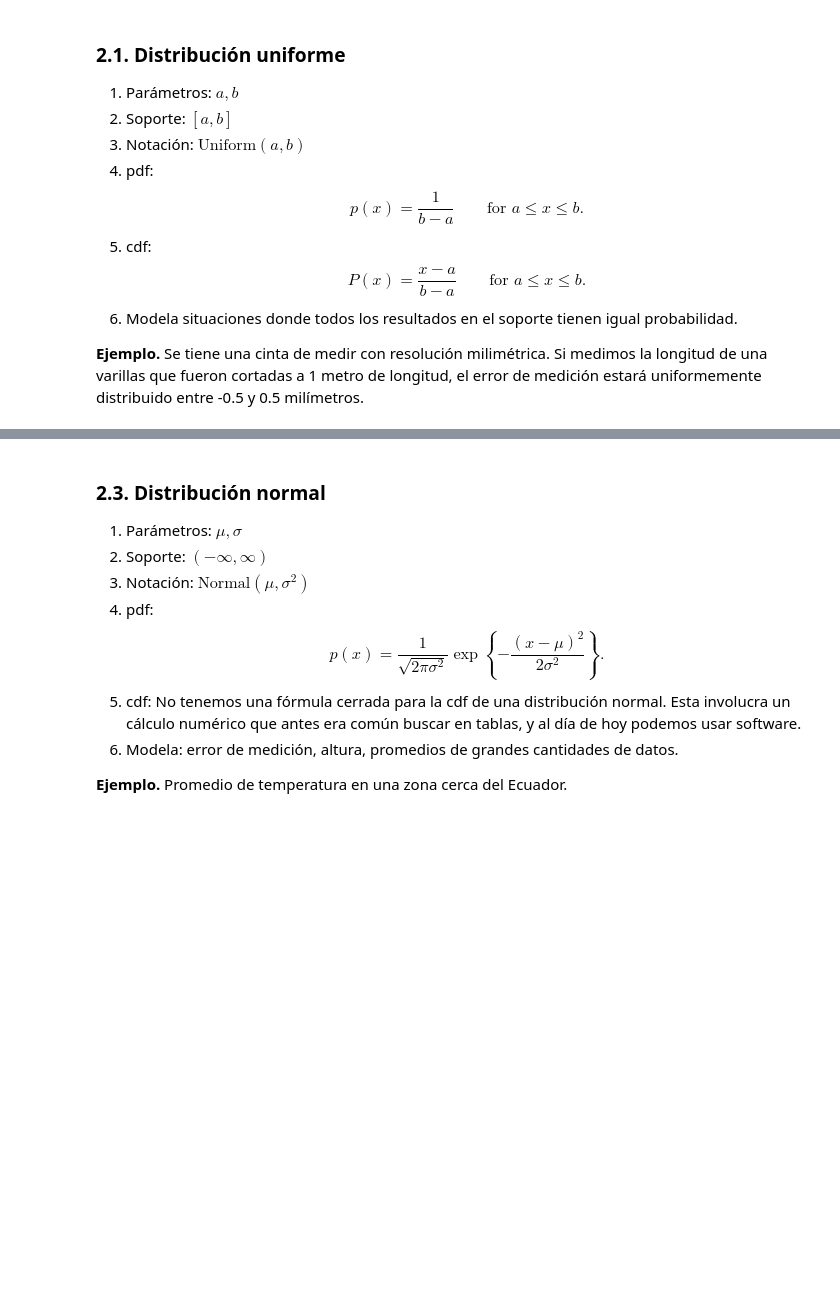
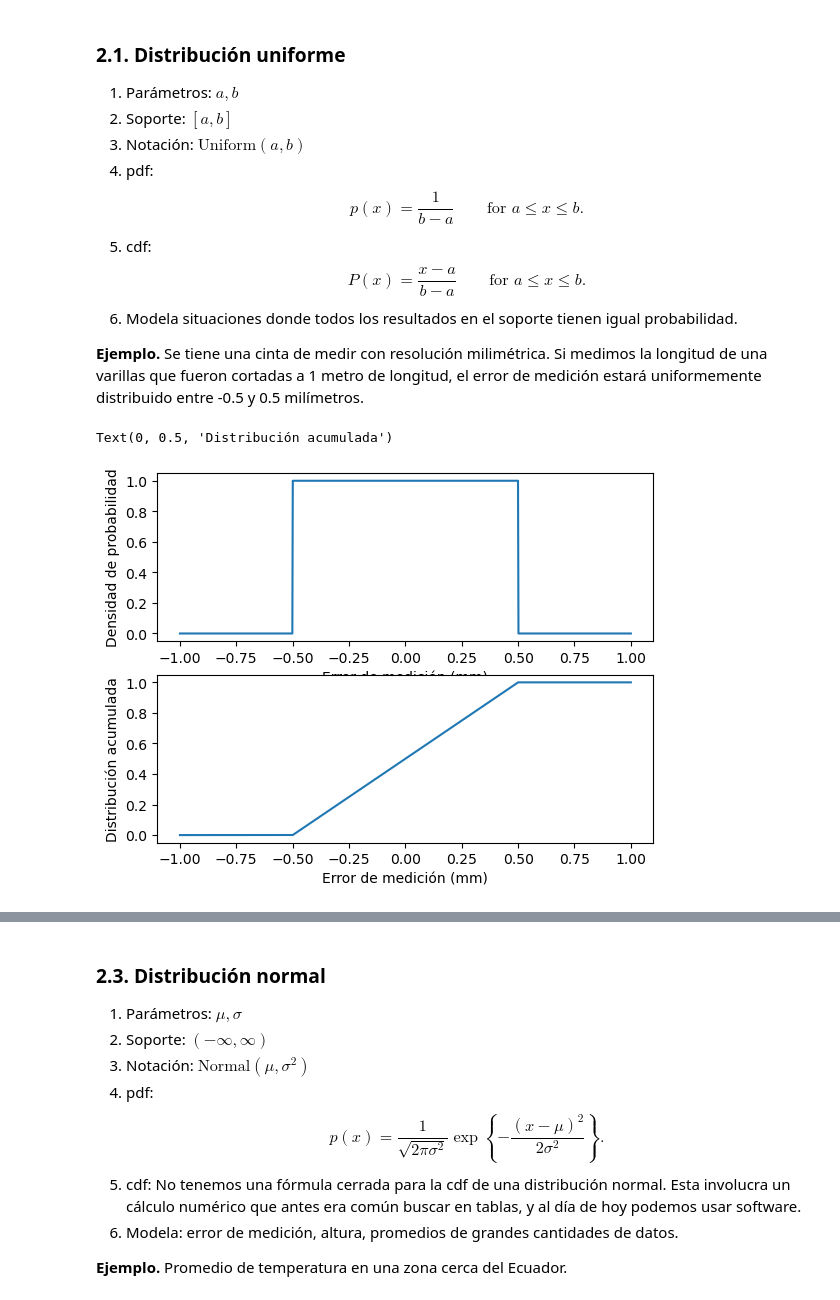
Before and after one commit to esjimenezro/mebo2024, a Jupyter notebook: modulo1/tema2/3-variables-aleatorias-continuas.ipynb, the cells around one changed output, grey strips where cells are left out. Cells and saved outputs as stored; diff of their text form; code cells hidden in the pictures; blank space fills up the shorter version.

```diff
--- a/modulo1/tema2/3-variables-aleatorias-continuas.ipynb
+++ b/modulo1/tema2/3-variables-aleatorias-continuas.ipynb
@@ -111,3 +128,21 @@ Para cada una, veremos el soporte, la densidad, la distribución acumulada y una
+# %%
+# Variable aleatoria uniforme
+E = stats.uniform(loc=-0.5, scale=1)
+# %%
+x = np.linspace(-1, 1, 1000)
+# %%
+# Gráfico de pdf y cdf
+plt.subplot(2, 1, 1)
+plt.plot(x, E.pdf(x))
+plt.xlabel("Error de medición (mm)")
+plt.ylabel("Densidad de probabilidad")
+plt.subplot(2, 1, 2)
+plt.plot(x, E.cdf(x))
+plt.xlabel("Error de medición (mm)")
+plt.ylabel("Distribución acumulada")
+# %% [output]
+Text(0, 0.5, 'Distribución acumulada')
+[figure, added]
 # %% [markdown]
 ### 2.2. Distribución exponencial
 
```
Also changed, not shown: parts of 24 cells of this notebook, 1 other file.
